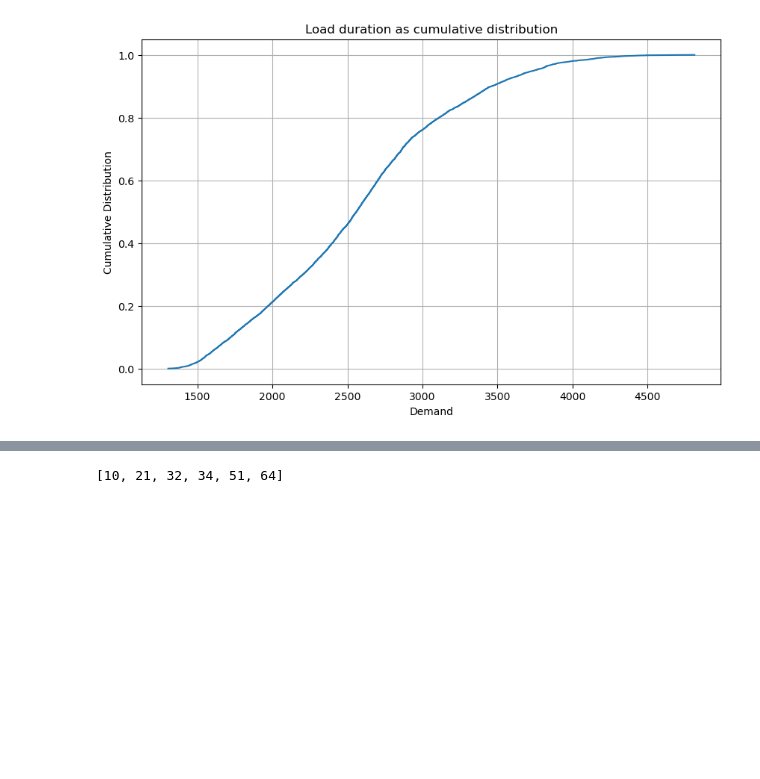
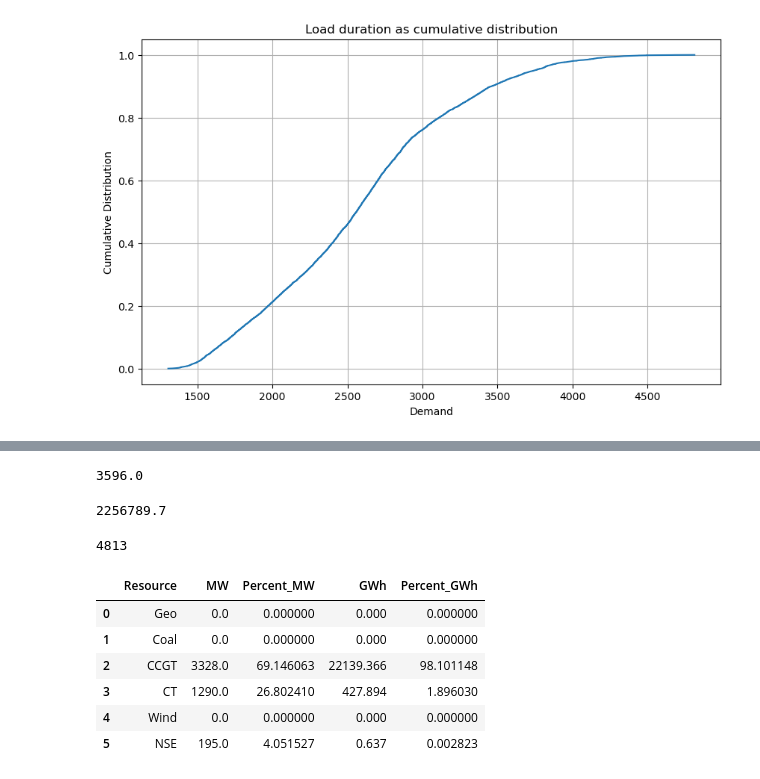
Before and after one commit to SaM-92/Optimisation-openai, a Jupyter notebook: basic_capacity_expansion_model.ipynb, the cells around one changed output, grey strips where cells are left out. Saved outputs shown, nothing was run; the diff lists cells and outputs as text; code cells hidden in the pictures; blank space fills up the shorter version.

```diff
--- a/basic_capacity_expansion_model.ipynb
+++ b/basic_capacity_expansion_model.ipynb
@@ -114,3 +129,5 @@ generators
 | 3 | CT | Natural gas CT | 770000 | 21000 | 5 | 9.7 | 4 | 0.035 | 30 | 0.0544 | ... |
 | 4 | Wind | Onshore wind | 1000000 | 40000 | 0 | 1.0 | 0 | 0.030 | 30 | 0.0510 | ... |
 | 5 | Solar | Tracking solar PV | 750000 | 15000 | 0 | 1.0 | 0 | 0.025 | 30 | 0.0478 | ... |
+# %%
+RES = pd.read_csv("expansion_data/wind_solar_for_expansion.csv")
@@ -116,0 +163,2 @@ generators
+# %%
+generators.set_index('G')['FixedCost'].to_dict()
@@ -160,7 +261,7 @@ model.of=Objective(rule=obj_rule,sense=minimize)
 solver = SolverFactory('glpk')
 #solver.options['thread']=4
 
-# solver.options['mipgap']=1e-1
+solver.options['mipgap']=1e-4
 
 
 results = solver.solve(model, tee=True)
@@ -192,4 +295,19 @@ feasible
+# %%
+value(model.CAP['Wind'])
+# %% [output]
+3596.0
+# %%
+sum(demand["Demand"])*0.1
+# %% [output]
+2256789.7
+# %%
+np.max(demand.Demand)
+# %% [output]
+4813
 # %%
+# Create a dictionary for generator indices
+generator_indices = {name: i for i, name in enumerate(generators.G)}
+
 # Initialize an empty DataFrame
 results = pd.DataFrame(columns=['Resource', 'MW', 'Percent_MW', 'GWh', 'Percent_GWh'])
 
@@ -199,7 +317,7 @@ for i in model.G:
     MWh_share = generation/sum(demand.Demand)*100
     cap_share = value(model.CAP[i])/np.max(demand.Demand)*100
     results = results.append({
-        'Resource': generators.G[i],
+        'Resource': generators.G[generator_indices[i]],
         'MW': value(model.CAP[i]),
         'Percent_MW': cap_share,
         'GWh': generation/1000,
@@ -207,43 +325,27 @@ for i in model.G:
     }, ignore_index=True)
 
 # Calculate how much non-served energy there was and add to results
-  # The maximum MW of non-served energy is the difference
-  # between peak demand and total installed generation capacity
 NSE_MW = 0
 for h in model.H:
     initial= value(model.NSE[h])
     if initial > NSE_MW:
         NSE_MW=initial
-#   The total MWh of non-served energy is the difference between
-#   total demand and total generation
 NSE_MWh = value(sum(model.NSE[h] for h in model.H))
-#   Add or "push" a new row of data to the end of the results DataFrame
 
 results = results.append({
         'Resource': "NSE",
         'MW': NSE_MW,
-        'Percent_MW': NSE_MW/(np.max(demand.Demand)*100),
-        'GWh': NSE_MW/1000,
-        'Percent_GWh': NSE_MWh/sum(demand.Demand)*100
+        'Percent_MW': NSE_MW/(np.max(demand.Demand))*100,
+        'GWh': NSE_MWh/1000,
+        'Percent_GWh':100* NSE_MWh/sum(demand.Demand)
     },ignore_index=True)
-# %%
-def custom_sort(unsorted_list):
-    # Check if the list is empty or has one element
-    if len(unsorted_list) <= 1:
-        return unsorted_list
-
-    # Implementing bubble sort
-    for i in range(len(unsorted_list)):
-        for j in range(0, len(unsorted_list) - i - 1):
-            if unsorted_list[j] > unsorted_list[j + 1]:
-                # Swap if the element found is greater than the next element
-                unsorted_list[j], unsorted_list[j + 1] = unsorted_list[j + 1], unsorted_list[j]
-
-    return unsorted_list
-
-# Example usage
-example_list = [34, 10, 64, 51, 32, 21]
-sorted_list = custom_sort(example_list)
-print(sorted_list)
-# %% [output]
-[10, 21, 32, 34, 51, 64]
+# %%
+results
+# %% [output]
+|  | Resource | MW | Percent_MW | GWh | Percent_GWh |
+| 0 | Geo | 0.0 | 0.000000 | 0.000 | 0.000000 |
+| 1 | Coal | 0.0 | 0.000000 | 0.000 | 0.000000 |
+| 2 | CCGT | 3328.0 | 69.146063 | 22139.366 | 98.101148 |
+| 3 | CT | 1290.0 | 26.802410 | 427.894 | 1.896030 |
+| 4 | Wind | 0.0 | 0.000000 | 0.000 | 0.000000 |
+| 5 | NSE | 195.0 | 4.051527 | 0.637 | 0.002823 |
```
Also changed, not shown: parts of 13 cells of this notebook, 3 other files.
